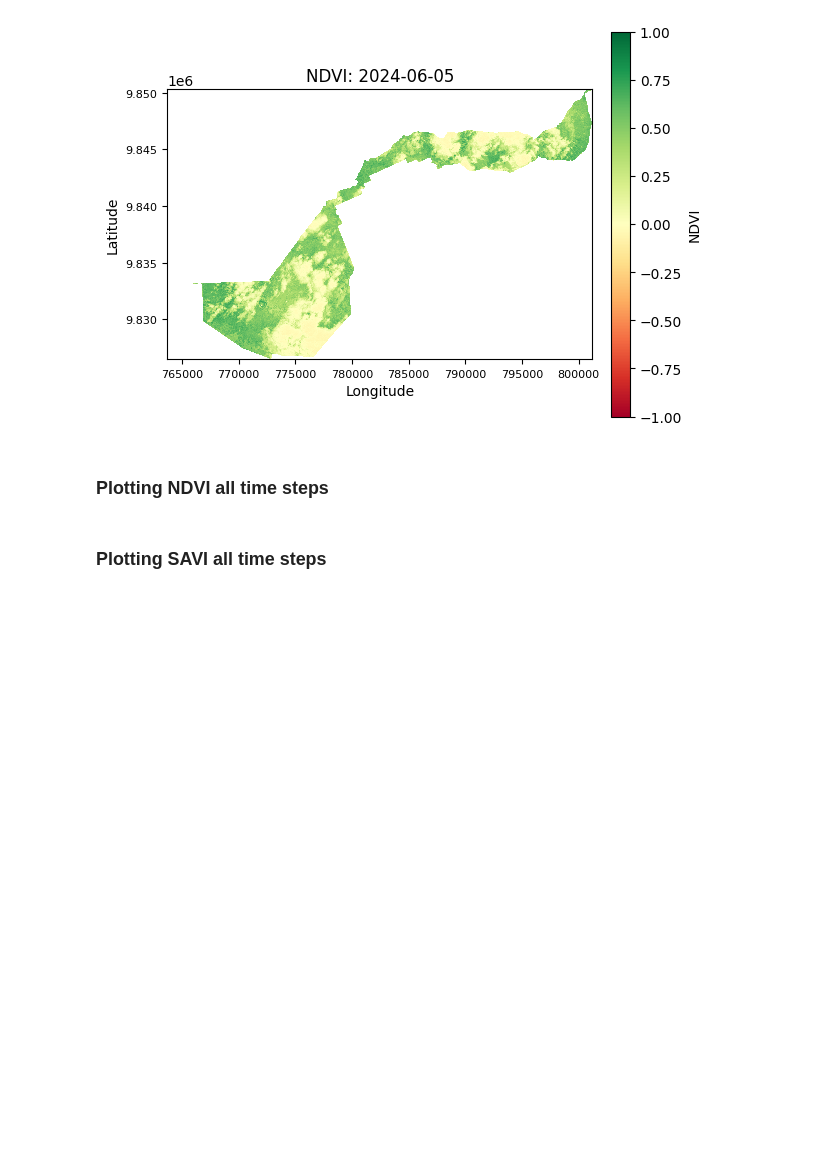
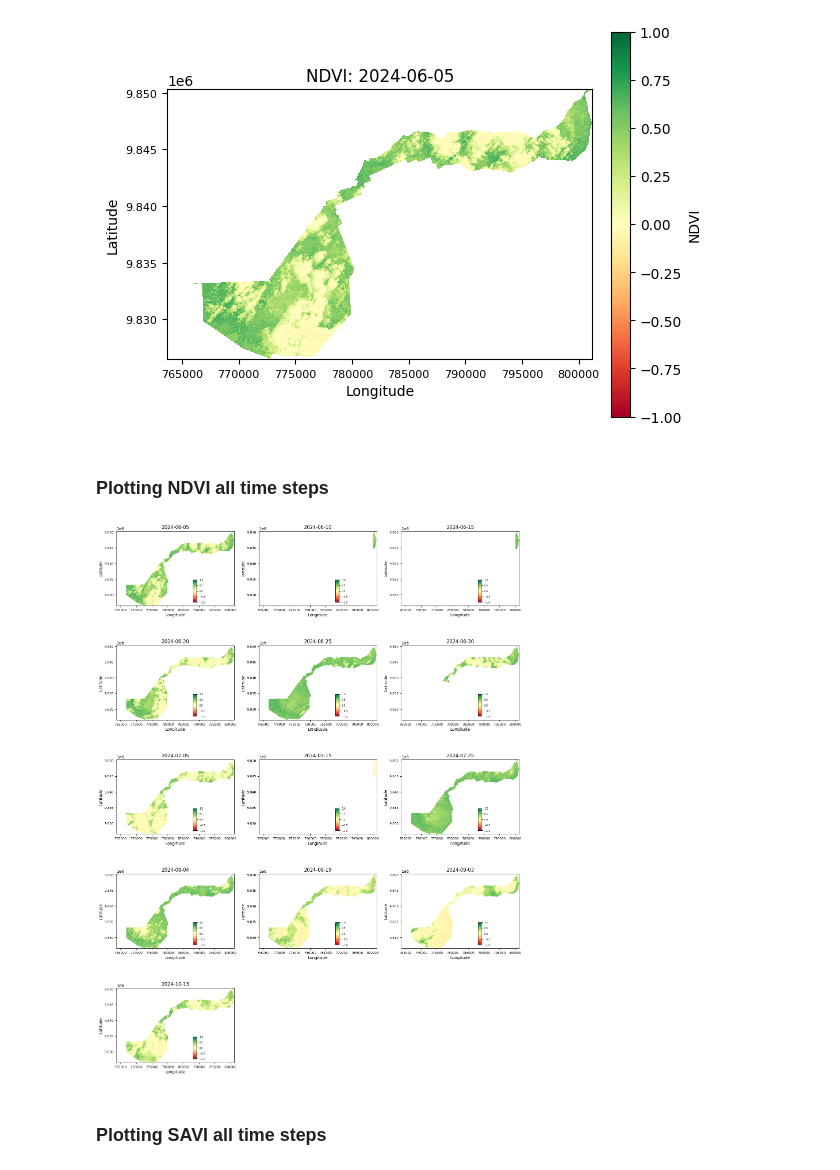
Before and after one commit to 2023Jado/eo_data_collection, a Jupyter notebook: example-usage/use_case_rwanda_eo_data_cube.ipynb, the cells around one changed output. Saved outputs shown, nothing was run; the diff lists cells and outputs as text; code cells hidden in the pictures; blank space fills up the shorter version.

```diff
--- a/example-usage/use_case_rwanda_eo_data_cube.ipynb
+++ b/example-usage/use_case_rwanda_eo_data_cube.ipynb
@@ -212,34 +212,36 @@ for t in range(n_times):
         ax=ax,
         cmap="RdYlGn",
         vmin=-1,
         vmax=1,
         add_colorbar=False,
         rasterized=True,
     )
     ax.set_title(str(ndvi.time.values[t])[:10])
     ax.set_aspect('equal', adjustable='box')
     ax.tick_params(axis='both', which='major', labelsize=8)
     ax.set_xlabel("Longitude")
     ax.set_ylabel("Latitude")
 
     # Add colorbar inside subplot
     cax = inset_axes(ax,
                      width="3%",
                      height="30%",
                      loc='lower left',
-                     bbox_to_anchor=(0.065, 0.05, 1, 1),
+                     bbox_to_anchor=(0.65, 0.05, 1, 1),
                      bbox_transform=ax.transAxes,
                      borderpad=0)
     fig.colorbar(im, cax=cax, orientation='vertical')
     cax.xaxis.set_ticks_position('bottom')
     cax.tick_params(labelsize=6)
 
 # Turn off unused subplots
 for i in range(n_times, len(axes)):
     axes[i].axis('off')
 
 plt.tight_layout()
 plt.show()
+# %% [output]
+[figure, added]
 # %% [markdown]
 ### Plotting SAVI all time steps
 # %%
```
Also changed, not shown: parts of 3 cells of this notebook.
